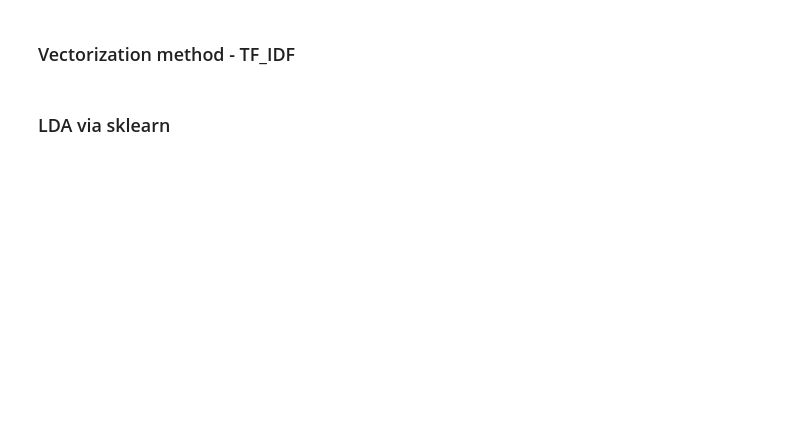
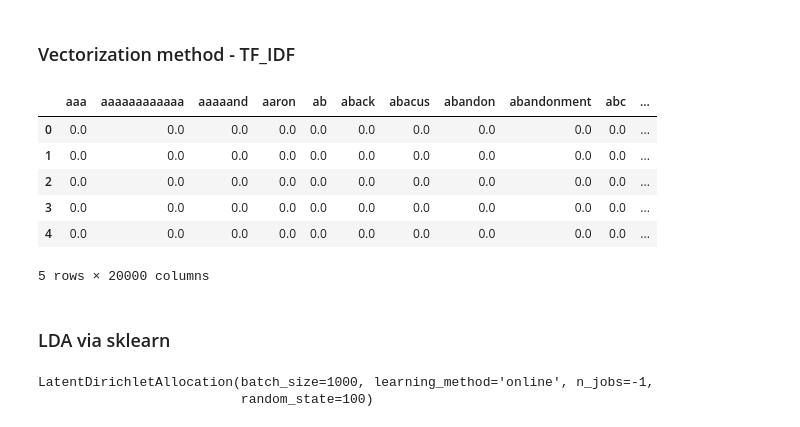
Before and after one commit to limesarelife/Milestone2, a Jupyter notebook: Backup_696_M2/unsupervised_subreddit_full_posts_lda.ipynb, the cells around one changed output. Drawn from its saved outputs; the diff is of its cells as text; code cells hidden in the pictures; blank space fills up the shorter version.

```diff
--- a/Backup_696_M2/unsupervised_subreddit_full_posts_lda.ipynb
+++ b/Backup_696_M2/unsupervised_subreddit_full_posts_lda.ipynb
@@ -97,9 +104,17 @@ df_to_use_fin.shape
 # %%
 from sklearn.feature_extraction.text import TfidfVectorizer
 import pandas as pd
 tf_idf_vectorizor = TfidfVectorizer(max_features = 20000) #1
-tf_idf = tf_idf_vectorizor.fit_transform(list(df_to_use_fin['token'])) #2
+tf_idf = tf_idf_vectorizor.fit_transform(list(df_to_use_fin['FULL_POSTS_CLEAN'])) #2
 #tf_idf_array = tf_idf.toarray()
 pd.DataFrame(tf_idf.toarray(),columns=tf_idf_vectorizor.get_feature_names()).head() #4
+# %% [output]
+|  | aaa | aaaaaaaaaaaa | aaaaand | aaron | ab | aback | abacus | abandon | abandonment | abc | ... |
+| 0 | 0.0 | 0.0 | 0.0 | 0.0 | 0.0 | 0.0 | 0.0 | 0.0 | 0.0 | 0.0 | ... |
+| 1 | 0.0 | 0.0 | 0.0 | 0.0 | 0.0 | 0.0 | 0.0 | 0.0 | 0.0 | 0.0 | ... |
+| 2 | 0.0 | 0.0 | 0.0 | 0.0 | 0.0 | 0.0 | 0.0 | 0.0 | 0.0 | 0.0 | ... |
+| 3 | 0.0 | 0.0 | 0.0 | 0.0 | 0.0 | 0.0 | 0.0 | 0.0 | 0.0 | 0.0 | ... |
+| 4 | 0.0 | 0.0 | 0.0 | 0.0 | 0.0 | 0.0 | 0.0 | 0.0 | 0.0 | 0.0 | ... |
+5 rows × 20000 columns
 # %% [markdown]
 ### LDA via sklearn
@@ -105,0 +124,5 @@ pd.DataFrame(tf_idf.toarray(),columns=tf_idf_vectorizor.get_feature_names()).hea
+# %%
+lda_try.fit(tf_idf)
+# %% [output]
+LatentDirichletAllocation(batch_size=1000, learning_method='online', n_jobs=-1,
+                          random_state=100)
```
Also changed, not shown: parts of 8 cells of this notebook.
